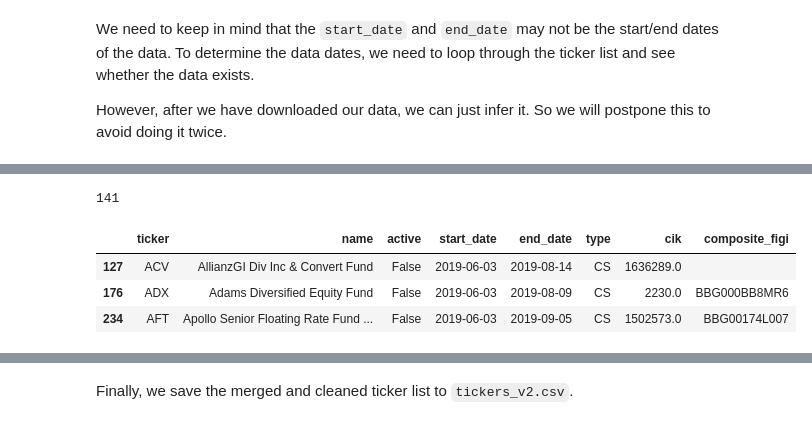
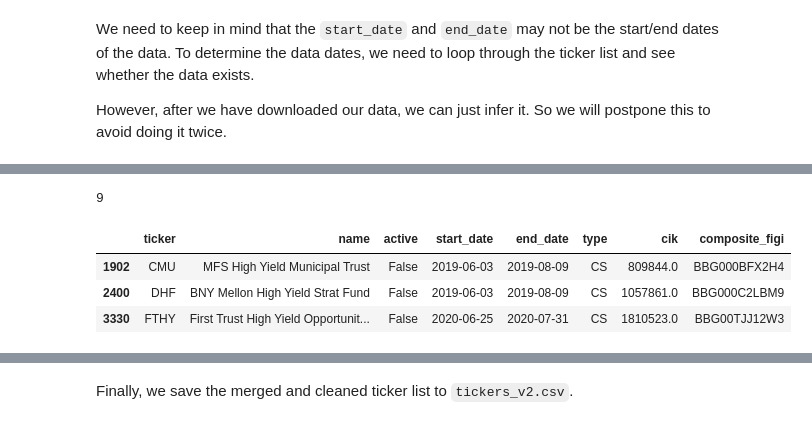
Before and after one commit to shinathan/polygon.io-stock-database, a Jupyter notebook: 03_tickers.ipynb, the cells around one changed output, grey strips where cells are left out. Saved outputs shown, nothing was run; the diff lists cells and outputs as text; code cells hidden in the pictures.

```diff
--- a/03_tickers.ipynb
+++ b/03_tickers.ipynb
@@ -18,7 +18,7 @@ import mplfinance as mpf
 POLYGON_DATA_PATH = "../data/polygon/"
 
 START_DATE = date(2019, 6, 1)
-END_DATE = date(2024, 3, 1)
+END_DATE = date(2024, 4, 15)
 
 with open(POLYGON_DATA_PATH + "secret.txt") as f:
     KEY = next(f).strip()
@@ -255,14 +255,14 @@ Putting it all in a loop gives the following code. We save the results to <code>
 # %%
 market_days = get_market_dates()
 
-first_trading_date_after_equal_start_date = first_trading_date_after_equal(START_DATE)
-last_trading_date_before_equal_end_date = last_trading_date_before_equal(END_DATE)
+START_DATE = first_trading_date_after_equal(START_DATE)
+END_DATE = last_trading_date_before_equal(END_DATE)
 
 for day in market_days:
-    if day == first_trading_date_after_equal_start_date:
+    if day == START_DATE:
         # At the start, our ticker list is the same as polygon.
         our_tickers = pd.read_csv(
-            POLYGON_DATA_PATH + f"raw/tickers/{first_trading_date_after_equal_start_date.isoformat()}.csv",
+            POLYGON_DATA_PATH + f"raw/tickers/{START_DATE.isoformat()}.csv",
             index_col=0,
             keep_default_na=False,
             na_values=['#N/A', '#N/A N/A', '#NA', '-1.#IND', '-1.#QNAN', '-NaN', '-nan', '1.#IND', '1.#QNAN', '<NA>', 'N/A', 'NULL', 'NaN', 'None', 'n/a', 'nan', 'null']
@@ -280,7 +280,7 @@ for day in market_days:
         our_tickers["start_date"] = first_trading_date_after_equal_start_date
         our_tickers["end_date"] = pd.NaT
 
-    elif day > first_trading_date_after_equal_start_date and day <= last_trading_date_before_equal_end_date:
+    elif day > START_DATE and day <= END_DATE:
         # Get new ticker list to update ours
         tickers_day_i = pd.read_csv(
             POLYGON_DATA_PATH + f"raw/tickers/{day.isoformat()}.csv",
@@ -343,10 +343,11 @@ for day in market_days:
         # print(f'{day.isoformat()}: Amount of stocks {len(our_tickers)}')
 
         # Finalize
-        if day == last_trading_date_before_equal_end_date:
-            our_tickers["end_date"].fillna(value=last_trading_date_before_equal_end_date, inplace=True)
+        if day == END_DATE:
+            our_tickers["end_date"].fillna(value=END_DATE, inplace=True)
             our_tickers = our_tickers.sort_values(by=["ticker", "end_date"]).reset_index(drop=True)
-            our_tickers[["ticker", "name", "active", "start_date", "end_date", "type", "cik", "composite_figi"]].to_csv("../data/tickers_v1.csv")
+            our_tickers[["ticker", "name", "active", "start_date", "end_date", "type", "cik", "composite_figi"]].\
+                to_csv("../data/tickers_v1.csv")
 # %% [markdown]
 We also create a function to retrieve the ticker list.
 # %%
@@ -539,10 +542,10 @@ Very rarely, it happens that the same ticker, but not the same company, has dupl
 # %%
 # See which tickers are duplicated in indices_duplicated.
-tickers_duplicates = set()
+tickers_already_checked = set()
 for ticker, indices in indices_duplicated:
-    if ticker in tickers_duplicates:
+    if ticker in tickers_already_checked:
         print(ticker)
-    tickers_duplicates.add(ticker)
+    tickers_already_checked.add(ticker)
 # %% [markdown]
 Now that we have a list of indices of the duplicated tickers, we can merge them together. We do this by looping over <code>indices_duplicated</code> and then changing all duplicated rows to get the correct values. Then we remove the duplicates.
 # %%
@@ -612,9 +616,8 @@ ghost_days.head(5)
 | 137 | ADCT | ADC Therapeutics SA | False | 2019-10-02 | 2019-10-02 | CS | 1771910.0 |  |
 # %%
 ###
-
-# Only keep tickers that have >1 day history. But if they were just listed, keep them anyways.
 tickers_v1 = tickers_v1[((tickers_v1["end_date"] - tickers_v1["start_date"]) > timedelta(days=0)) |
-                        (tickers_v1["end_date"] == market_days[market_days.index(END_DATE) - 1])]
+                        (tickers_v1["start_date"] == market_days[market_days.index(END_DATE) - 1])]
+tickers_v1 = tickers_v1.reset_index(drop=True)
 len(tickers_v1)
 # %% [output]
@@ -650,11 +671,11 @@ These are:
 # %%
 ###
-funds = tickers_v1[tickers_v1['name'].apply(lambda s: "Fund" in s.split())]
-print(len(funds))
-funds.head(3)
+funds_2 = tickers_v1[tickers_v1['name'].apply(lambda s: "yield" in s.lower().split())]
+print(len(funds_2))
+funds_2.head(3)
 # %% [output]
-141
+9
 |  | ticker | name | active | start_date | end_date | type | cik | composite_figi |
-| 127 | ACV | AllianzGI Div Inc & Convert Fund | False | 2019-06-03 | 2019-08-14 | CS | 1636289.0 |  |
-| 176 | ADX | Adams Diversified Equity Fund | False | 2019-06-03 | 2019-08-09 | CS | 2230.0 | BBG000BB8MR6 |
-| 234 | AFT | Apollo Senior Floating Rate Fund ... | False | 2019-06-03 | 2019-09-05 | CS | 1502573.0 | BBG00174L007 |
+| 1902 | CMU | MFS High Yield Municipal Trust | False | 2019-06-03 | 2019-08-09 | CS | 809844.0 | BBG000BFX2H4 |
+| 2400 | DHF | BNY Mellon High Yield Strat Fund | False | 2019-06-03 | 2019-08-09 | CS | 1057861.0 | BBG000C2LBM9 |
+| 3330 | FTHY | First Trust High Yield Opportunit... | False | 2020-06-25 | 2020-07-31 | CS | 1810523.0 | BBG00TJJ12W3 |
```
Also changed, not shown: parts of 39 cells of this notebook, 16 other files.
